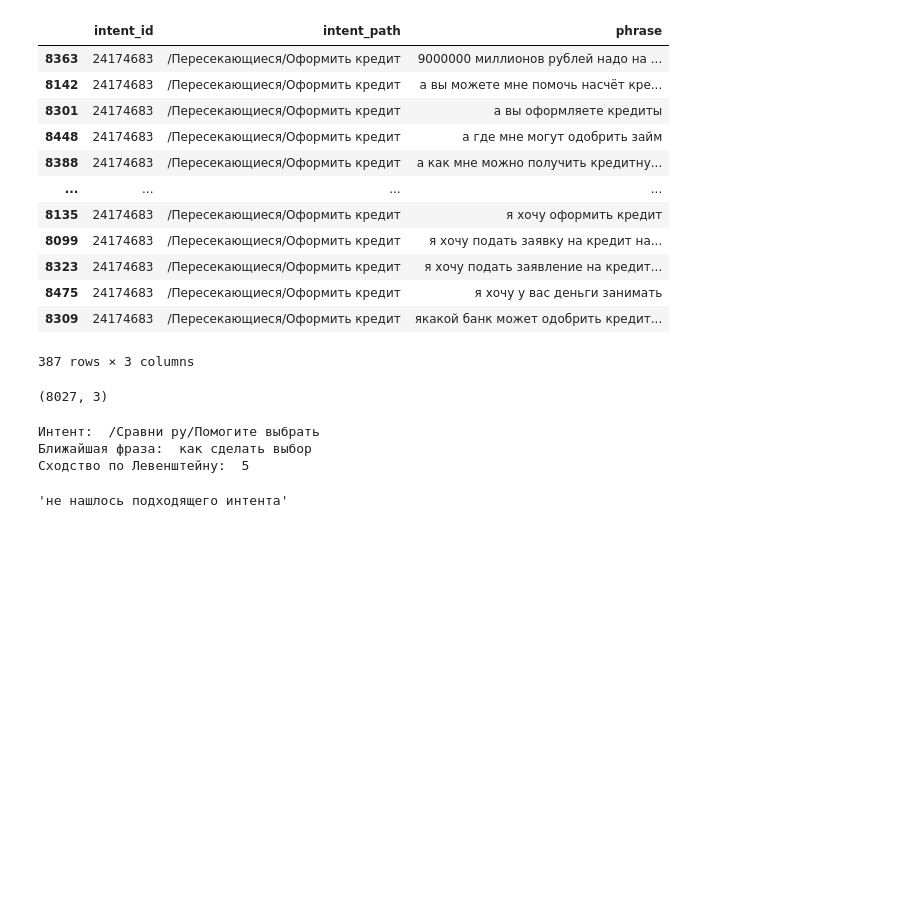
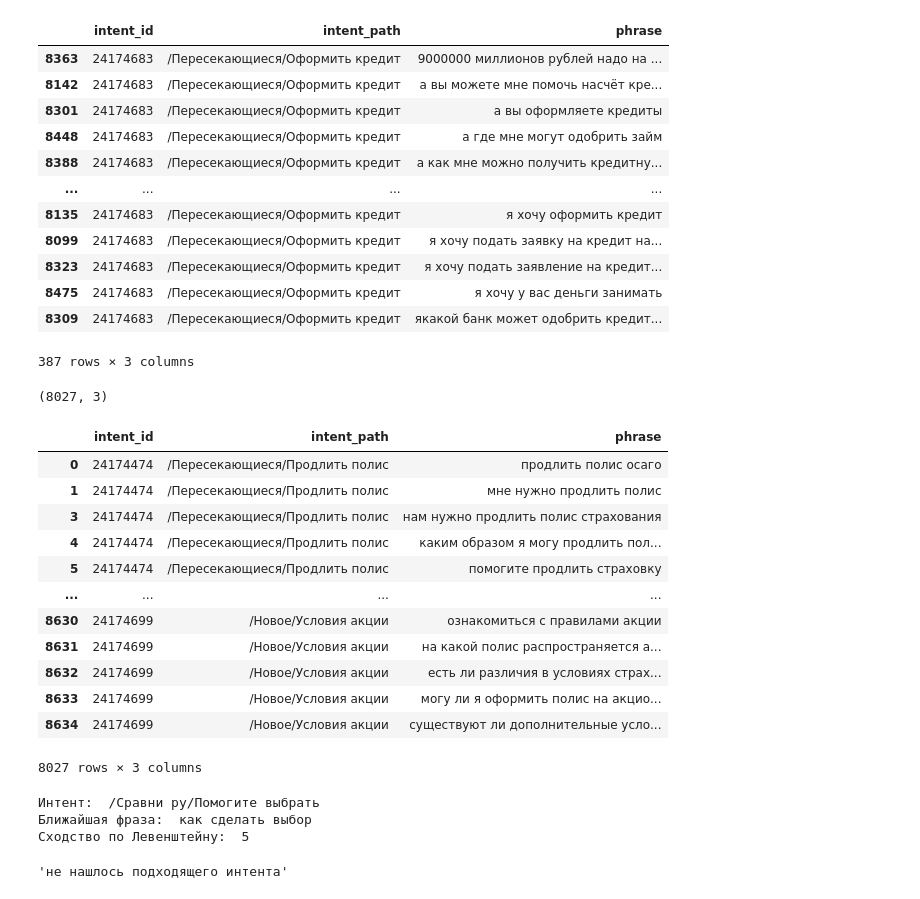
Before and after one commit to DmitryChatBotov/intent-classifier, a Jupyter notebook: notebooks/intents_preparation.ipynb, the cells around one changed output. Saved outputs shown, nothing was run; the diff lists cells and outputs as text; code cells hidden in the pictures; blank space fills up the shorter version.

```diff
--- a/notebooks/intents_preparation.ipynb
+++ b/notebooks/intents_preparation.ipynb
@@ -143,4 +143,20 @@ intents_df = intents_df.drop_duplicates(subset="phrase")
 intents_df.shape
 # %% [output]
 (8027, 3)
+# %%
+intents_df
+# %% [output]
+|  | intent_id | intent_path | phrase |
+| 0 | 24174474 | /Пересекающиеся/Продлить полис | продлить полис осаго |
+| 1 | 24174474 | /Пересекающиеся/Продлить полис | мне нужно продлить полис |
+| 3 | 24174474 | /Пересекающиеся/Продлить полис | нам нужно продлить полис страхования |
+| 4 | 24174474 | /Пересекающиеся/Продлить полис | каким образом я могу продлить пол... |
+| 5 | 24174474 | /Пересекающиеся/Продлить полис | помогите продлить страховку |
+| ... | ... | ... | ... |
+| 8630 | 24174699 | /Новое/Условия акции | ознакомиться с правилами акции |
+| 8631 | 24174699 | /Новое/Условия акции | на какой полис распространяется а... |
+| 8632 | 24174699 | /Новое/Условия акции | есть ли различия в условиях страх... |
+| 8633 | 24174699 | /Новое/Условия акции | могу ли я оформить полис на акцио... |
+| 8634 | 24174699 | /Новое/Условия акции | существуют ли дополнительные усло... |
+8027 rows × 3 columns
 # %%
```
Also changed, not shown: parts of 2 cells of this notebook, 2 other files.
